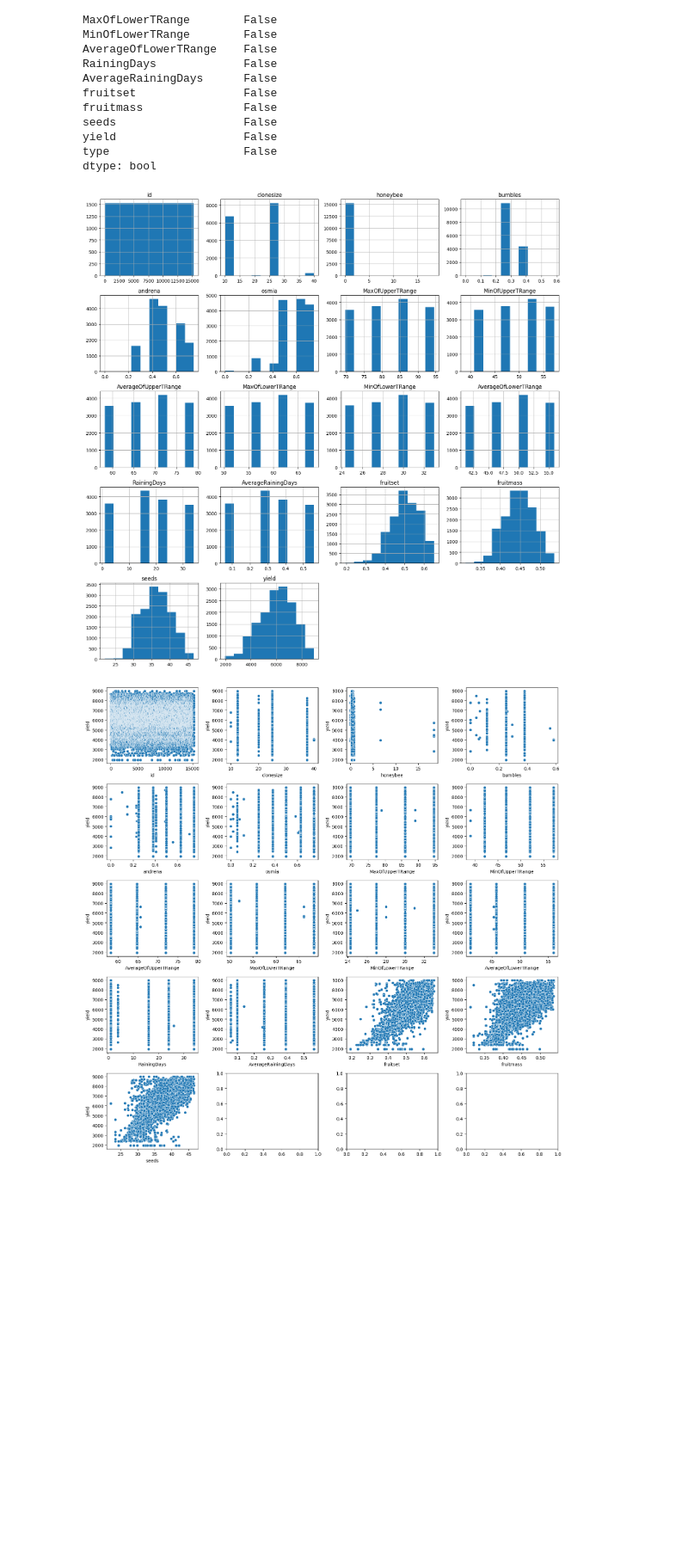
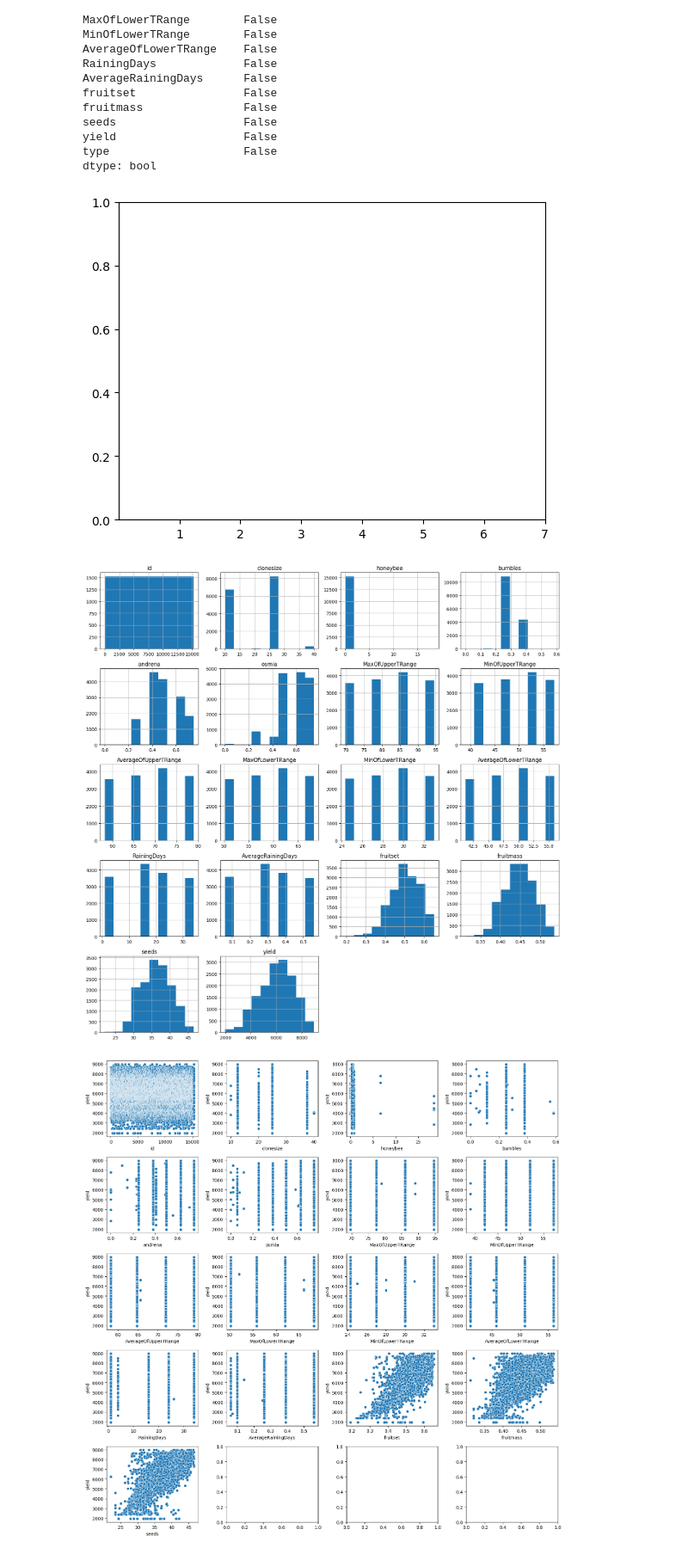
Before and after one commit to mrMichalR/blueberry_yield, a Jupyter notebook: blueberry_yield_prediction.ipynb, the cells around one changed output. Shown at 86% size. Saved outputs shown, nothing was run; the diff lists cells and outputs as text; code cells hidden in the pictures; blank space fills up the shorter version.

```diff
--- a/blueberry_yield_prediction.ipynb
+++ b/blueberry_yield_prediction.ipynb
@@ -205,11 +206,14 @@ type                    False
 dtype: bool
 # %%
 # histograms of each attribute to get a sense of the data distributions
+fig, ax = plt.subplots()
 df_train.hist(figsize=(15,15), sharex=False, sharey=False)
+ax.set(xticks=np.arange(1, 8))
 plt.tight_layout()
 plt.show()
 # %% [output]
-[figure, old version]
+[figure, new version]
+[figure, added]
 # %%
 fig, axs = plt.subplots(ncols=4, nrows=5, figsize=(15, 15))
 index = 0
```
Also changed, not shown: parts of 42 cells of this notebook.
